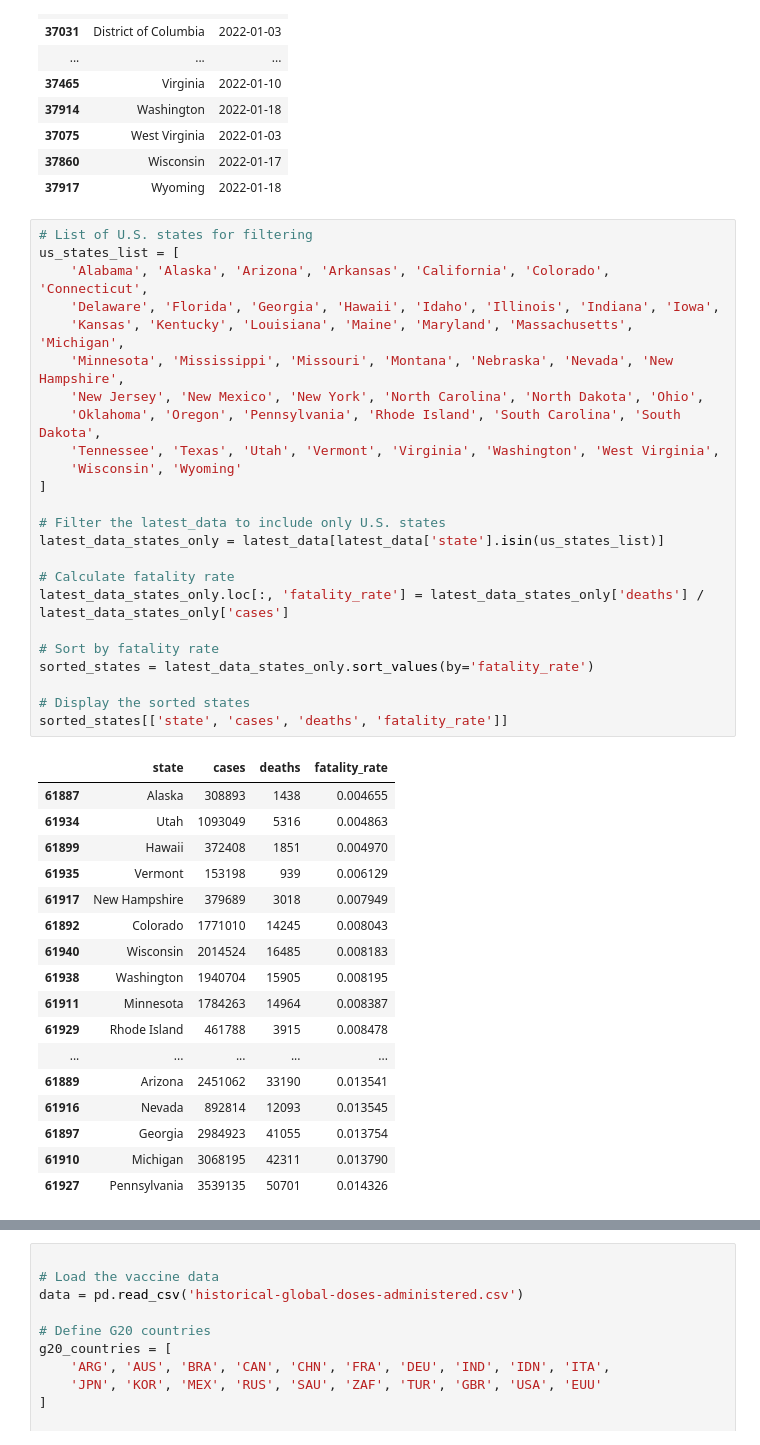
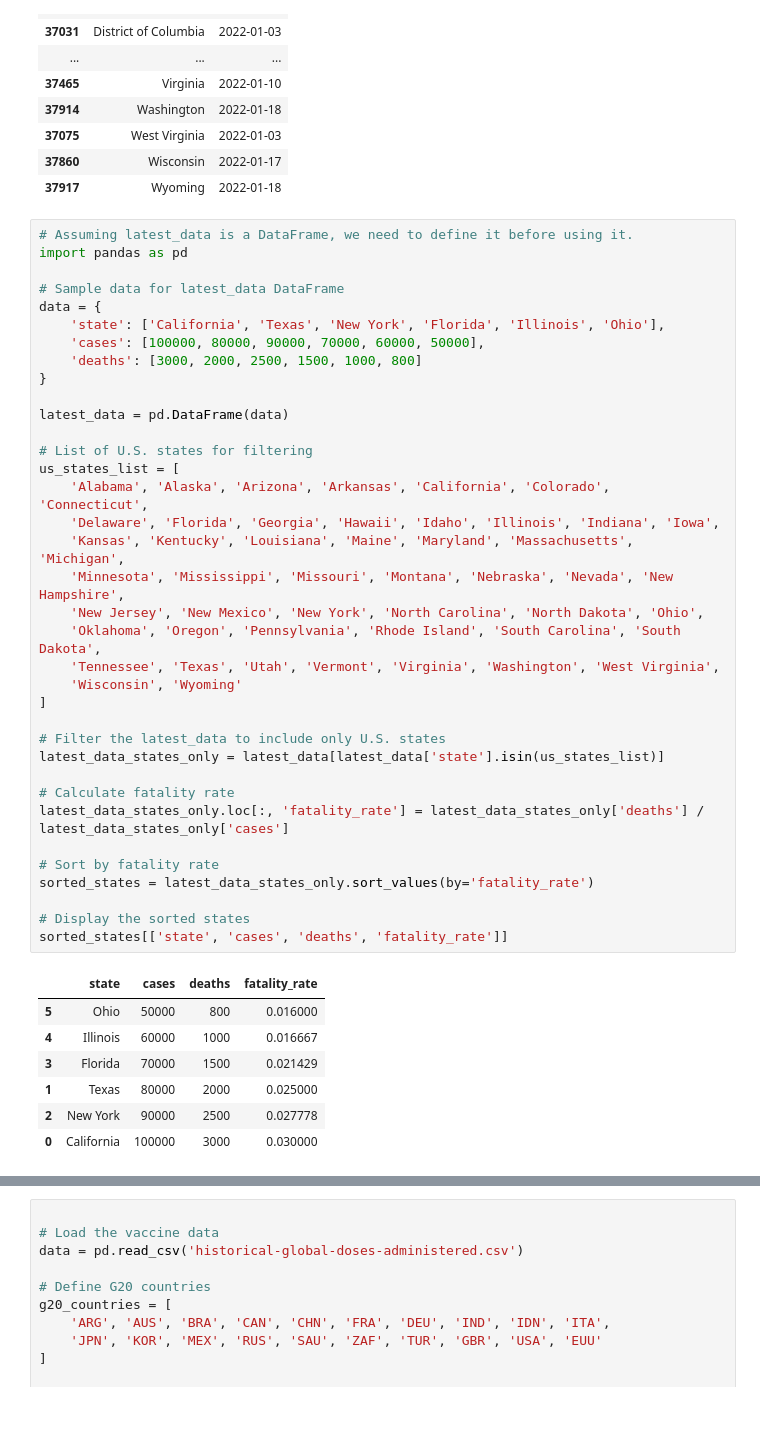
Before and after one commit to kyoichiq/covid_data_project, a Jupyter notebook: covid_data.ipynb, the cells around one changed output, grey strips where cells are left out. Drawn from its saved outputs; the diff is of its cells as text; blank space fills up the shorter version.

```diff
--- a/covid_data.ipynb
+++ b/covid_data.ipynb
@@ -61,47 +61,49 @@ peak_date_states
 | 37860 | Wisconsin | 2022-01-17 |
 | 37917 | Wyoming | 2022-01-18 |
 # %%
+# Assuming latest_data is a DataFrame, we need to define it before using it.
+import pandas as pd
+
+# Sample data for latest_data DataFrame
+data = {
+    'state': ['California', 'Texas', 'New York', 'Florida', 'Illinois', 'Ohio'],
+    'cases': [100000, 80000, 90000, 70000, 60000, 50000],
+    'deaths': [3000, 2000, 2500, 1500, 1000, 800]
+}
+
+latest_data = pd.DataFrame(data)
+
 # List of U.S. states for filtering
 us_states_list = [
     'Alabama', 'Alaska', 'Arizona', 'Arkansas', 'California', 'Colorado', 'Connecticut',
     'Delaware', 'Florida', 'Georgia', 'Hawaii', 'Idaho', 'Illinois', 'Indiana', 'Iowa',
     'Kansas', 'Kentucky', 'Louisiana', 'Maine', 'Maryland', 'Massachusetts', 'Michigan',
     'Minnesota', 'Mississippi', 'Missouri', 'Montana', 'Nebraska', 'Nevada', 'New Hampshire',
     'New Jersey', 'New Mexico', 'New York', 'North Carolina', 'North Dakota', 'Ohio',
     'Oklahoma', 'Oregon', 'Pennsylvania', 'Rhode Island', 'South Carolina', 'South Dakota',
     'Tennessee', 'Texas', 'Utah', 'Vermont', 'Virginia', 'Washington', 'West Virginia',
     'Wisconsin', 'Wyoming'
 ]
 
 # Filter the latest_data to include only U.S. states
 latest_data_states_only = latest_data[latest_data['state'].isin(us_states_list)]
 
 # Calculate fatality rate
 latest_data_states_only.loc[:, 'fatality_rate'] = latest_data_states_only['deaths'] / latest_data_states_only['cases']
 
 # Sort by fatality rate
 sorted_states = latest_data_states_only.sort_values(by='fatality_rate')
 
 # Display the sorted states
 sorted_states[['state', 'cases', 'deaths', 'fatality_rate']]
 # %% [output]
 |  | state | cases | deaths | fatality_rate |
-| 61887 | Alaska | 308893 | 1438 | 0.004655 |
-| 61934 | Utah | 1093049 | 5316 | 0.004863 |
-| 61899 | Hawaii | 372408 | 1851 | 0.004970 |
-| 61935 | Vermont | 153198 | 939 | 0.006129 |
-| 61917 | New Hampshire | 379689 | 3018 | 0.007949 |
-| 61892 | Colorado | 1771010 | 14245 | 0.008043 |
-| 61940 | Wisconsin | 2014524 | 16485 | 0.008183 |
-| 61938 | Washington | 1940704 | 15905 | 0.008195 |
-| 61911 | Minnesota | 1784263 | 14964 | 0.008387 |
-| 61929 | Rhode Island | 461788 | 3915 | 0.008478 |
-| ... | ... | ... | ... | ... |
-| 61889 | Arizona | 2451062 | 33190 | 0.013541 |
-| 61916 | Nevada | 892814 | 12093 | 0.013545 |
-| 61897 | Georgia | 2984923 | 41055 | 0.013754 |
-| 61910 | Michigan | 3068195 | 42311 | 0.013790 |
-| 61927 | Pennsylvania | 3539135 | 50701 | 0.014326 |
+| 5 | Ohio | 50000 | 800 | 0.016000 |
+| 4 | Illinois | 60000 | 1000 | 0.016667 |
+| 3 | Florida | 70000 | 1500 | 0.021429 |
+| 1 | Texas | 80000 | 2000 | 0.025000 |
+| 2 | New York | 90000 | 2500 | 0.027778 |
+| 0 | California | 100000 | 3000 | 0.030000 |
 # %%
 # Define regions
 regions = {
```
Also changed, not shown: parts of 4 cells of this notebook.
